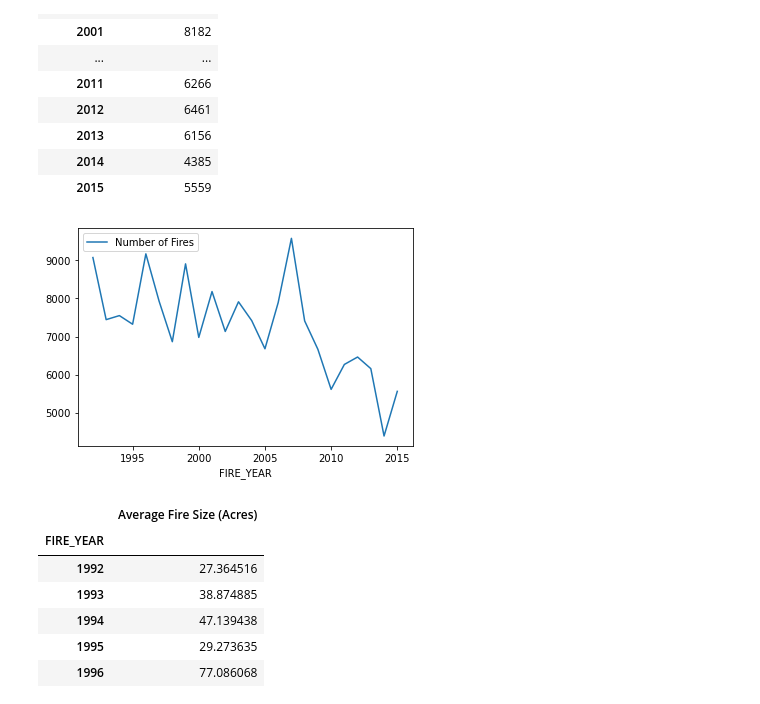
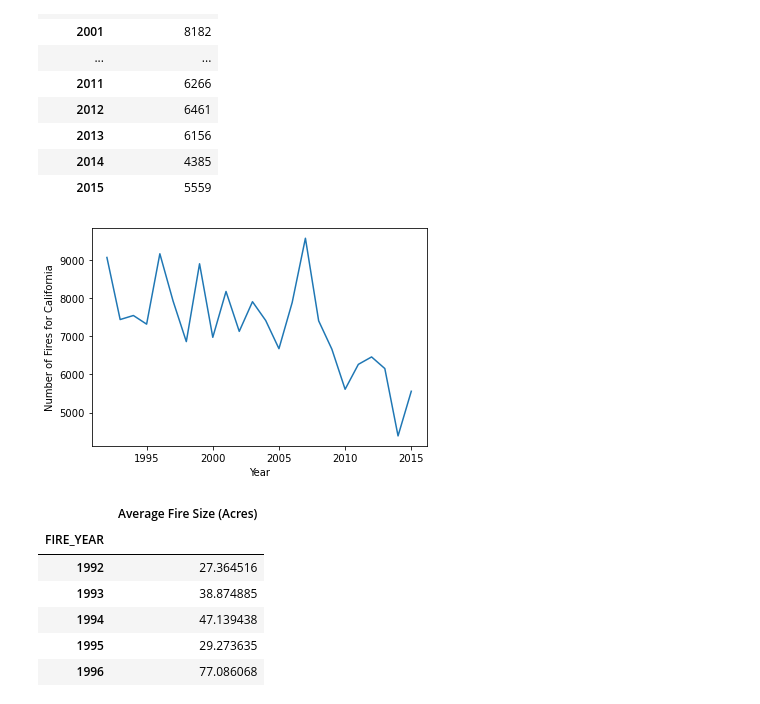
Before and after one commit to Jagjeet/fire-analysis-project, a Jupyter notebook: Untitled.ipynb, the cells around one changed output. Drawn from its saved outputs; the diff is of its cells as text; code cells hidden in the pictures.

```diff
--- a/Untitled.ipynb
+++ b/Untitled.ipynb
@@ -61,0 +80,4 @@ fire_data
+# %%
+fire_data["Start Date"] = fire_data.apply(lambda r : pd.datetime.combine(r['Start Date'],r['DISCOVERY_TIME']),1)
+fire_data["End Date"] = fire_data.apply(lambda r : pd.datetime.combine(r['End Date'],r['CONT_TIME']),1)
+fire_data.head()
@@ -273,8 +322,14 @@ counted_fire
 | 2015 | 5559 |
 # %%
 ax = counted_fire.plot.line()
+
+plt.xlabel('Year')
+plt.ylabel('Number of Fires for California')
+ax.get_legend().remove()
+plt.savefig("output/Figure6")
+plt.show()
 # %% [output]
-[figure, old version]
+[figure, new version]
 # %%
 fire_size = cal_fire[["FIRE_YEAR", "FIRE_SIZE"]]
 aver_fire_year = fire_size.groupby(["FIRE_YEAR"]).mean()
```
Also changed, not shown: parts of 15 cells of this notebook.
